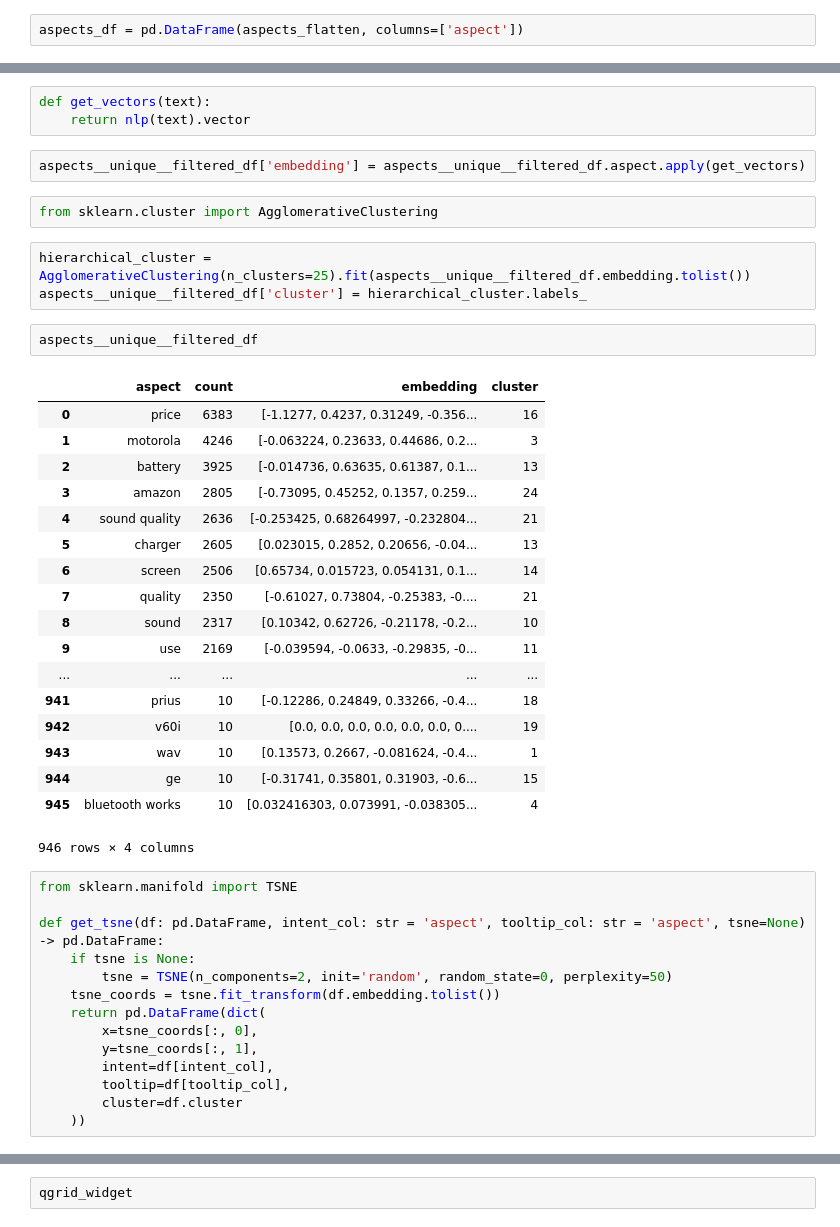
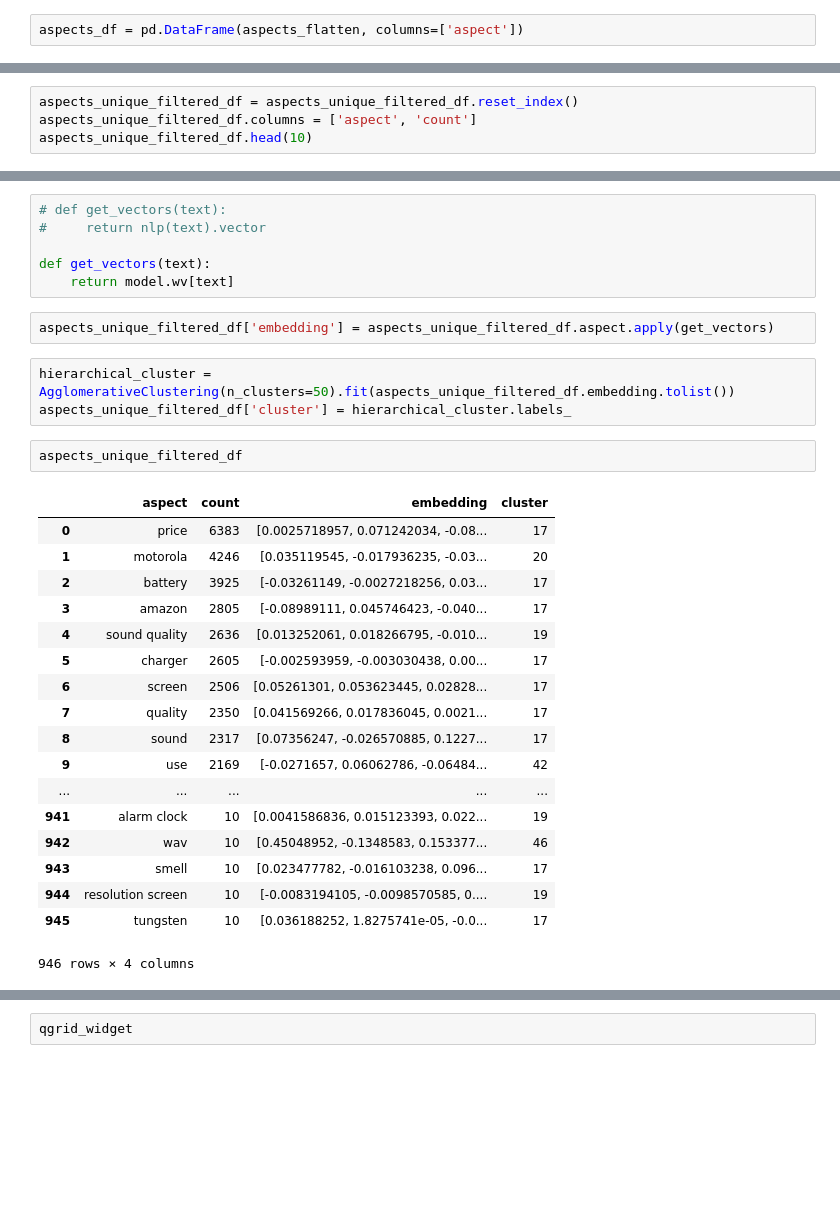
Before and after one commit to laugustyniak/discourse_summarization, a Jupyter notebook: notebooks/analyse-aspects-clustering.ipynb, the cells around one changed output, grey strips where cells are left out. Saved outputs shown, nothing was run; the diff lists cells and outputs as text; blank space fills up the shorter version.

```diff
--- a/notebooks/analyse-aspects-clustering.ipynb
+++ b/notebooks/analyse-aspects-clustering.ipynb
@@ -56,0 +51,4 @@ nlp = spacy.load('en_vectors_web_lg')
+# %%
+aspects_unique_filtered_df = aspects_unique_filtered_df.reset_index()
+aspects_unique_filtered_df.columns = ['aspect', 'count']
+aspects_unique_filtered_df.head(10)
@@ -57,45 +67,32 @@ nlp = spacy.load('en_vectors_web_lg')
 # %%
+# def get_vectors(text):
+#     return nlp(text).vector
+
 def get_vectors(text):
-    return nlp(text).vector
+    return model.wv[text]
 # %%
-aspects__unique__filtered_df['embedding'] = aspects__unique__filtered_df.aspect.apply(get_vectors)
+aspects_unique_filtered_df['embedding'] = aspects_unique_filtered_df.aspect.apply(get_vectors)
-# %%
-from sklearn.cluster import AgglomerativeClustering
 # %%
-hierarchical_cluster = AgglomerativeClustering(n_clusters=25).fit(aspects__unique__filtered_df.embedding.tolist())
-aspects__unique__filtered_df['cluster'] = hierarchical_cluster.labels_
+hierarchical_cluster = AgglomerativeClustering(n_clusters=50).fit(aspects_unique_filtered_df.embedding.tolist())
+aspects_unique_filtered_df['cluster'] = hierarchical_cluster.labels_
-# %%
-aspects__unique__filtered_df
-# %% [output]
-|  | aspect | count | embedding | cluster |
-| 0 | price | 6383 | [-1.1277, 0.4237, 0.31249, -0.356... | 16 |
-| 1 | motorola | 4246 | [-0.063224, 0.23633, 0.44686, 0.2... | 3 |
-| 2 | battery | 3925 | [-0.014736, 0.63635, 0.61387, 0.1... | 13 |
-| 3 | amazon | 2805 | [-0.73095, 0.45252, 0.1357, 0.259... | 24 |
-| 4 | sound quality | 2636 | [-0.253425, 0.68264997, -0.232804... | 21 |
-| 5 | charger | 2605 | [0.023015, 0.2852, 0.20656, -0.04... | 13 |
-| 6 | screen | 2506 | [0.65734, 0.015723, 0.054131, 0.1... | 14 |
-| 7 | quality | 2350 | [-0.61027, 0.73804, -0.25383, -0.... | 21 |
-| 8 | sound | 2317 | [0.10342, 0.62726, -0.21178, -0.2... | 10 |
-| 9 | use | 2169 | [-0.039594, -0.0633, -0.29835, -0... | 11 |
-| ... | ... | ... | ... | ... |
-| 941 | prius | 10 | [-0.12286, 0.24849, 0.33266, -0.4... | 18 |
-| 942 | v60i | 10 | [0.0, 0.0, 0.0, 0.0, 0.0, 0.0, 0.... | 19 |
-| 943 | wav | 10 | [0.13573, 0.2667, -0.081624, -0.4... | 1 |
-| 944 | ge | 10 | [-0.31741, 0.35801, 0.31903, -0.6... | 15 |
-| 945 | bluetooth works | 10 | [0.032416303, 0.073991, -0.038305... | 4 |
-946 rows × 4 columns
-# %%
-from sklearn.manifold import TSNE
-
-def get_tsne(df: pd.DataFrame, intent_col: str = 'aspect', tooltip_col: str = 'aspect', tsne=None) -> pd.DataFrame:
-    if tsne is None:
-        tsne = TSNE(n_components=2, init='random', random_state=0, perplexity=50)
-    tsne_coords = tsne.fit_transform(df.embedding.tolist())
-    return pd.DataFrame(dict(
-        x=tsne_coords[:, 0],
-        y=tsne_coords[:, 1],
-        intent=df[intent_col],
-        tooltip=df[tooltip_col],
-        cluster=df.cluster
-    ))
+# %%
+aspects_unique_filtered_df
+# %% [output]
+|  | aspect | count | embedding | cluster |
+| 0 | price | 6383 | [0.0025718957, 0.071242034, -0.08... | 17 |
+| 1 | motorola | 4246 | [0.035119545, -0.017936235, -0.03... | 20 |
+| 2 | battery | 3925 | [-0.03261149, -0.0027218256, 0.03... | 17 |
+| 3 | amazon | 2805 | [-0.08989111, 0.045746423, -0.040... | 17 |
+| 4 | sound quality | 2636 | [0.013252061, 0.018266795, -0.010... | 19 |
+| 5 | charger | 2605 | [-0.002593959, -0.003030438, 0.00... | 17 |
+| 6 | screen | 2506 | [0.05261301, 0.053623445, 0.02828... | 17 |
+| 7 | quality | 2350 | [0.041569266, 0.017836045, 0.0021... | 17 |
+| 8 | sound | 2317 | [0.07356247, -0.026570885, 0.1227... | 17 |
+| 9 | use | 2169 | [-0.0271657, 0.06062786, -0.06484... | 42 |
+| ... | ... | ... | ... | ... |
+| 941 | alarm clock | 10 | [0.0041586836, 0.015123393, 0.022... | 19 |
+| 942 | wav | 10 | [0.45048952, -0.1348583, 0.153377... | 46 |
+| 943 | smell | 10 | [0.023477782, -0.016103238, 0.096... | 17 |
+| 944 | resolution screen | 10 | [-0.0083194105, -0.0098570585, 0.... | 19 |
+| 945 | tungsten | 10 | [0.036188252, 1.8275741e-05, -0.0... | 17 |
+946 rows × 4 columns
```
Also changed, not shown: parts of 34 cells of this notebook, 1 other file.
